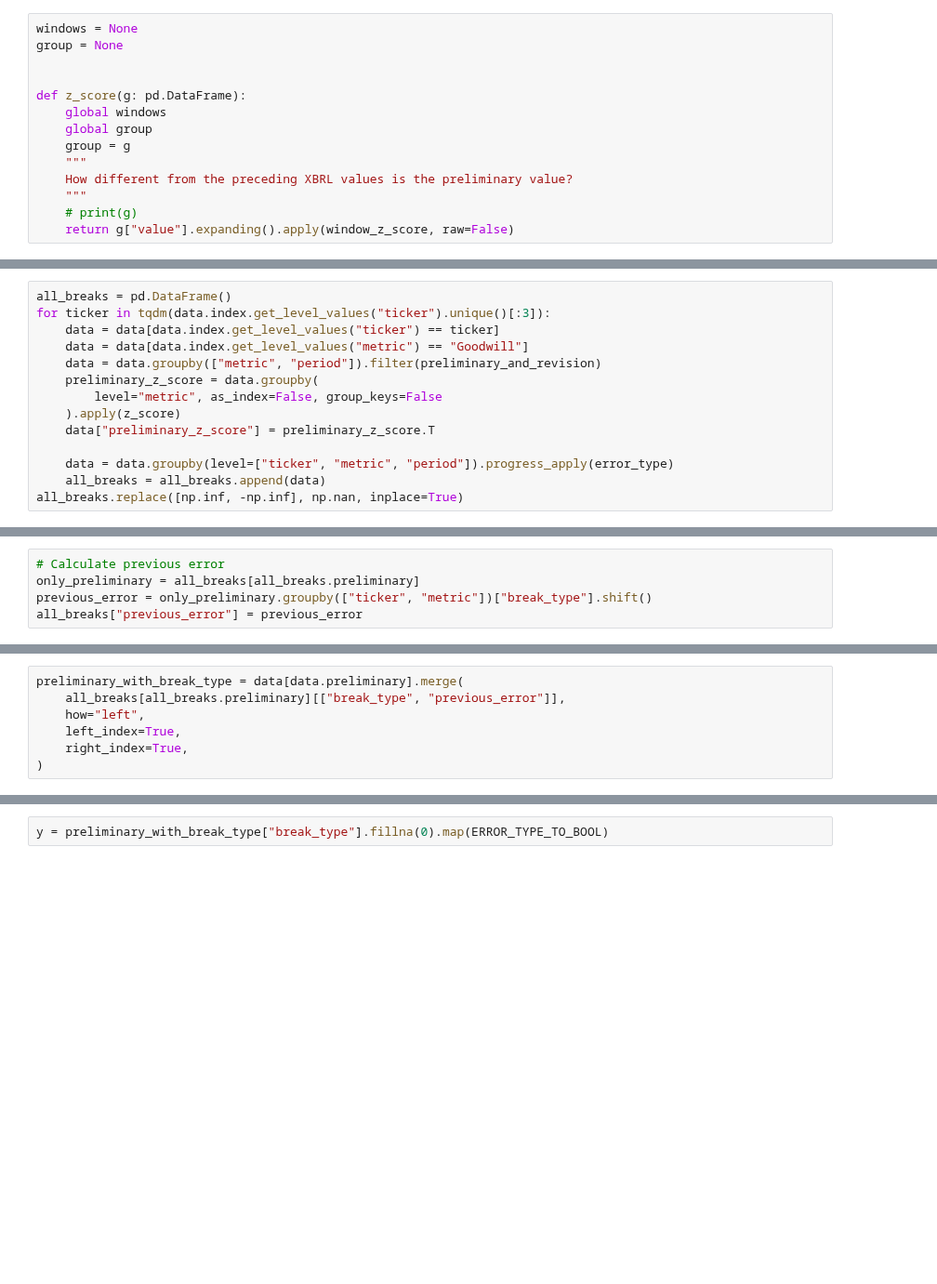
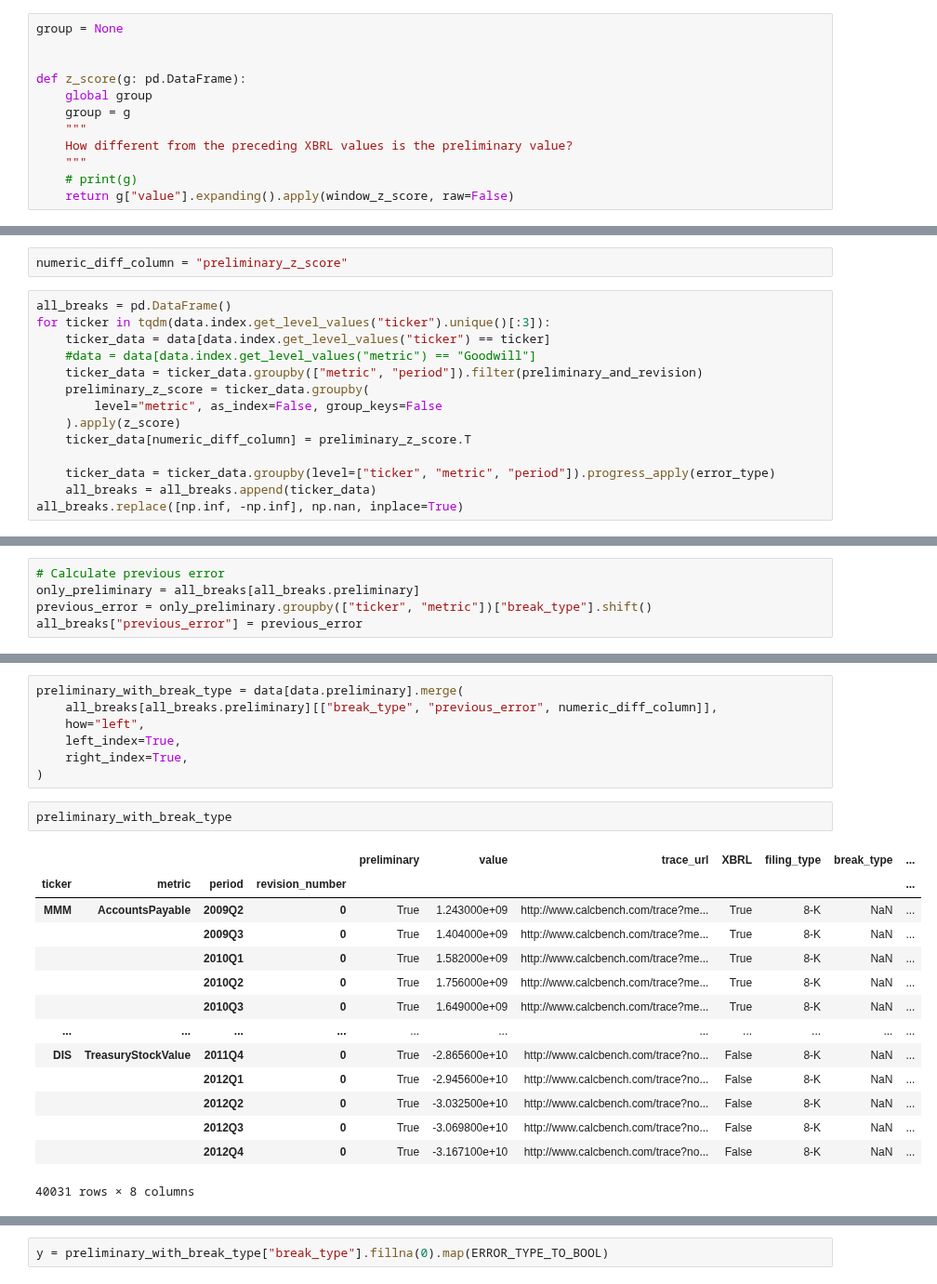
Before and after one commit to calcbench/notebooks, a Jupyter notebook: earnings_release_qa.ipynb, the cells around one changed output, grey strips where cells are left out. Shown at 93% size. Saved outputs shown, nothing was run; the diff lists cells and outputs as text; blank space fills up the shorter version.

Commit message:
using z-score in learning

```diff
--- a/earnings_release_qa.ipynb
+++ b/earnings_release_qa.ipynb
@@ -119,12 +120,10 @@ def error_type(g: pd.DataFrame):
     d["break_type"] = break_type
     return d
 # %%
-windows = None
 group = None
 
 
 def z_score(g: pd.DataFrame):
-    global windows
     global group
     group = g
     """
@@ -135,14 +158,16 @@ def z_score(g: pd.DataFrame):
+# %%
+numeric_diff_column = "preliminary_z_score"
 # %%
 all_breaks = pd.DataFrame()
 for ticker in tqdm(data.index.get_level_values("ticker").unique()[:3]):
-    data = data[data.index.get_level_values("ticker") == ticker]
-    data = data[data.index.get_level_values("metric") == "Goodwill"]
-    data = data.groupby(["metric", "period"]).filter(preliminary_and_revision)
-    preliminary_z_score = data.groupby(
+    ticker_data = data[data.index.get_level_values("ticker") == ticker]
+    #data = data[data.index.get_level_values("metric") == "Goodwill"]
+    ticker_data = ticker_data.groupby(["metric", "period"]).filter(preliminary_and_revision)
+    preliminary_z_score = ticker_data.groupby(
         level="metric", as_index=False, group_keys=False
     ).apply(z_score)
-    data["preliminary_z_score"] = preliminary_z_score.T
+    ticker_data[numeric_diff_column] = preliminary_z_score.T
 
-    data = data.groupby(level=["ticker", "metric", "period"]).progress_apply(error_type)
-    all_breaks = all_breaks.append(data)
+    ticker_data = ticker_data.groupby(level=["ticker", "metric", "period"]).progress_apply(error_type)
+    all_breaks = all_breaks.append(ticker_data)
 all_breaks.replace([np.inf, -np.inf], np.nan, inplace=True)
@@ -248,10 +196,27 @@ all_breaks["previous_error"] = previous_error
 # %%
 preliminary_with_break_type = data[data.preliminary].merge(
-    all_breaks[all_breaks.preliminary][["break_type", "previous_error"]],
+    all_breaks[all_breaks.preliminary][["break_type", "previous_error", numeric_diff_column]],
     how="left",
     left_index=True,
     right_index=True,
 )
+# %%
+preliminary_with_break_type
+# %% [output]
+|  |  |  |  | preliminary | value | trace_url | XBRL | filing_type | break_type | ... |
+| ticker | metric | period | revision_number |  |  |  |  |  |  | ... |
+| MMM | AccountsPayable | 2009Q2 | 0 | True | 1.243000e+09 | http://www.calcbench.com/trace?me... | True | 8-K | NaN | ... |
+|  |  | 2009Q3 | 0 | True | 1.404000e+09 | http://www.calcbench.com/trace?me... | True | 8-K | NaN | ... |
+|  |  | 2010Q1 | 0 | True | 1.582000e+09 | http://www.calcbench.com/trace?me... | True | 8-K | NaN | ... |
+|  |  | 2010Q2 | 0 | True | 1.756000e+09 | http://www.calcbench.com/trace?me... | True | 8-K | NaN | ... |
+|  |  | 2010Q3 | 0 | True | 1.649000e+09 | http://www.calcbench.com/trace?me... | True | 8-K | NaN | ... |
+| ... | ... | ... | ... | ... | ... | ... | ... | ... | ... | ... |
+| DIS | TreasuryStockValue | 2011Q4 | 0 | True | -2.865600e+10 | http://www.calcbench.com/trace?no... | False | 8-K | NaN | ... |
+|  |  | 2012Q1 | 0 | True | -2.945600e+10 | http://www.calcbench.com/trace?no... | False | 8-K | NaN | ... |
+|  |  | 2012Q2 | 0 | True | -3.032500e+10 | http://www.calcbench.com/trace?no... | False | 8-K | NaN | ... |
+|  |  | 2012Q3 | 0 | True | -3.069800e+10 | http://www.calcbench.com/trace?no... | False | 8-K | NaN | ... |
+|  |  | 2012Q4 | 0 | True | -3.167100e+10 | http://www.calcbench.com/trace?no... | False | 8-K | NaN | ... |
+40031 rows × 8 columns
 # %%
 one_hot_columns = []  # ["ticker", "metric"]
 X = preliminary_with_break_type[["previous_error"]]
```
Also changed, not shown: parts of 14 cells of this notebook.
